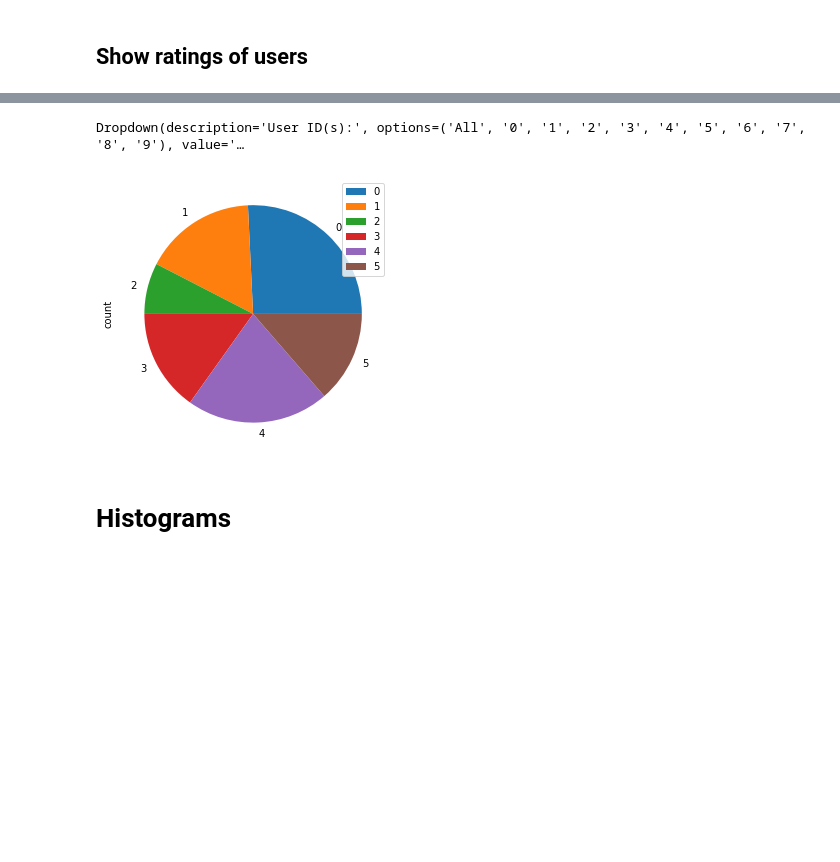
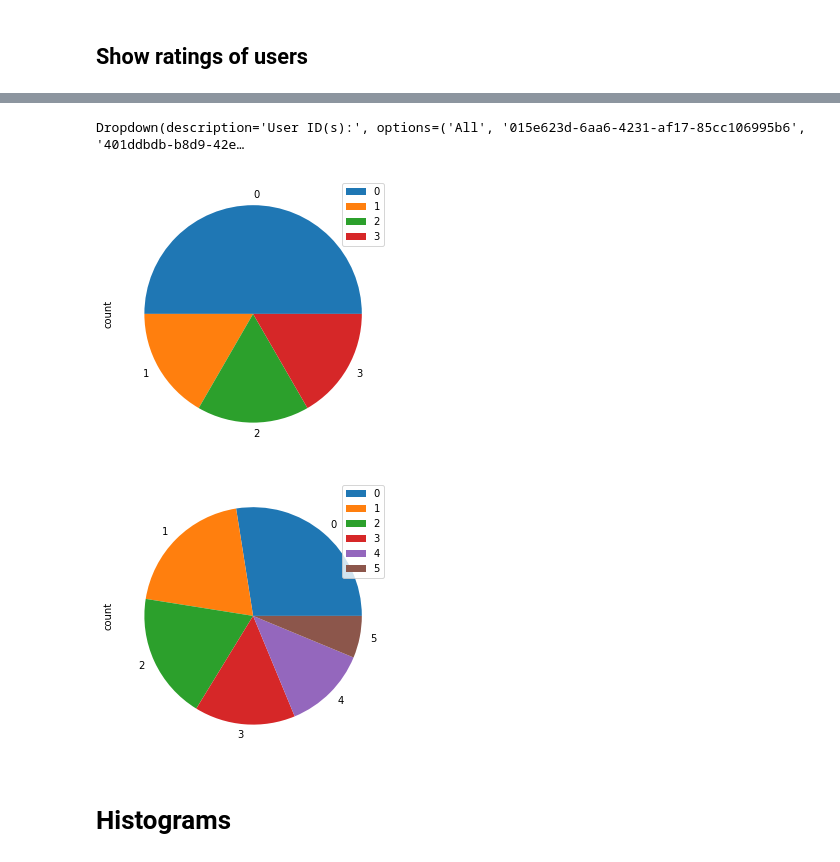
Before and after one commit to donutboy929/tictactAI, a Jupyter notebook: jupyter/visualise-a28-metrics/visualiser.ipynb, the cells around one changed output, grey strips where cells are left out. Cells and saved outputs as stored; diff of their text form; code cells hidden in the pictures; blank space fills up the shorter version.

```diff
--- a/jupyter/visualise-a28-metrics/visualiser.ipynb
+++ b/jupyter/visualise-a28-metrics/visualiser.ipynb
@@ -49,14 +49,14 @@ import calendar
 df_no_rating = df.drop(df[df['type'] == "CORE_SCENE_RATE"].index)
 
 df_no_rating['datetime'] = [dt.datetime.strptime(str(d), '%Y-%m-%d %H:%M:%S') for d in df_no_rating['timestamp']]
-durations = df_no_rating.groupby(['userId', 'sessionId'])['datetime'].diff()
+durations = df_no_rating.groupby(['userId'])['datetime'].diff()
 df_no_rating['date'] = [dt.datetime.date(d) for d in df_no_rating['datetime']]
 df_no_rating['time'] = [dt.datetime.time(d) for d in df_no_rating['datetime']]
 df_no_rating['weekday'] = [calendar.day_name[d.weekday()] for d in df_no_rating['datetime']]
 df_no_rating['week_number'] = [d.isocalendar()[1] for d in df_no_rating['datetime']]
 
 df_no_rating['duration'] = durations
-df_processed = df_no_rating[['userId', 'sessionId', 'date', 'duration', 'time', 'weekday', 'week_number', 'sceneId']].copy()
+df_processed = df_no_rating[['userId', 'date', 'duration', 'time', 'weekday', 'week_number', 'sceneId']].copy()
 df_processed = df_processed.dropna()
-df_processed.tail()
+df_processed.head()
 # %% [output]
@@ -416,41 +433,42 @@ def common_filtering_ratings(timeframe, user):
         timeframe_ago = dt.datetime(today.year, 1, day=1)
     else:
         timeframe_ago = dt.datetime(1970, 1, 1)
     df_processed_timeframed = df_processed.drop(df_processed[df_processed.date < timeframe_ago.date()].index)
     df_timeframed = df.drop(df[pd.to_datetime(df.timestamp) < timeframe_ago].index)
     df_timeframed['week_number'] = [dt.datetime.strptime(str(d), '%Y-%m-%d %H:%M:%S').isocalendar()[1] for d in df_timeframed['timestamp']]
 
     #user
     df_processed_user_timeframed = df_processed_timeframed
     df_user_timeframed = df_timeframed
 
     if user != 'All':
         dftemp = df_processed_timeframed
-        df_processed_user_timeframed = dftemp.drop(dftemp[dftemp.userId != int(user)].index)
-        df_user_timeframed = df_timeframed.drop(df_timeframed[df_timeframed.userId != int(user)].index)
+        df_processed_user_timeframed = dftemp.drop(dftemp[dftemp.userId != str(user)].index)
+        df_user_timeframed = df_timeframed.drop(df_timeframed[df_timeframed.userId != str(user)].index)
 
     with output_widget_ratings:
         df_rating = df_user_timeframed.drop(df_user_timeframed[df_user_timeframed['type'] != "CORE_SCENE_RATE"].index)
         df_rating['data_str'] = [ast.literal_eval(str(d)) for d in df_rating['data']]
-        df_rating['rating'] = [d['rating'] for d in df_rating['data_str']]
-        df_rating['rating_cat'] = [d['rating_cat'] for d in df_rating['data_str']]
+        df_rating['ratingValue'] = [d['ratingValue'] for d in df_rating['data_str']]
+        df_rating['ratingCategory'] = [d['ratingCategory'] for d in df_rating['data_str']]
         df_rating = df_rating.drop('data', axis=1)
         df_rating = df_rating.drop('data_str', axis=1)
-        df_rating_grouped = pd.DataFrame({'temp' : df_rating.groupby(["rating"])['type']}).reset_index()
+        df_rating_grouped = pd.DataFrame({'temp' : df_rating.groupby(["ratingValue"])['type']}).reset_index()
         df_rating_grouped['count'] = [len(d[1]) for d in df_rating_grouped['temp']]
         df_rating_grouped = df_rating_grouped.drop('temp', axis=1)
-        df_rating_grouped.columns = ['rating', 'count']
+        df_rating_grouped.columns = ['ratingValue', 'count']
         plot = df_rating_grouped.plot.pie(y='count', figsize=(5, 5))
         display(plot)
 
 dropdown_timeframe_ratings.observe(dropdown_timeframe_eventhandler_ratings, names='value')
 dropdown_user_ratings.observe(dropdown_user_eventhandler_ratings, names='value')
 display(dropdown_timeframe_ratings)
 display(dropdown_user_ratings)
 # %% [output]
 [interactive output not drawn]
-Dropdown(description='User ID(s):', options=('All', '0', '1', '2', '3', '4', '5', '6', '7', '8', '9'), value='…
+Dropdown(description='User ID(s):', options=('All', '015e623d-6aa6-4231-af17-85cc106995b6', '401ddbdb-b8d9-42e…
-[figure, old version]
+[figure, new version]
+[figure, added]
 # %% [markdown]
 # Histograms
 # %% [markdown]
```
Also changed, not shown: parts of 13 cells of this notebook, 3 other files.
